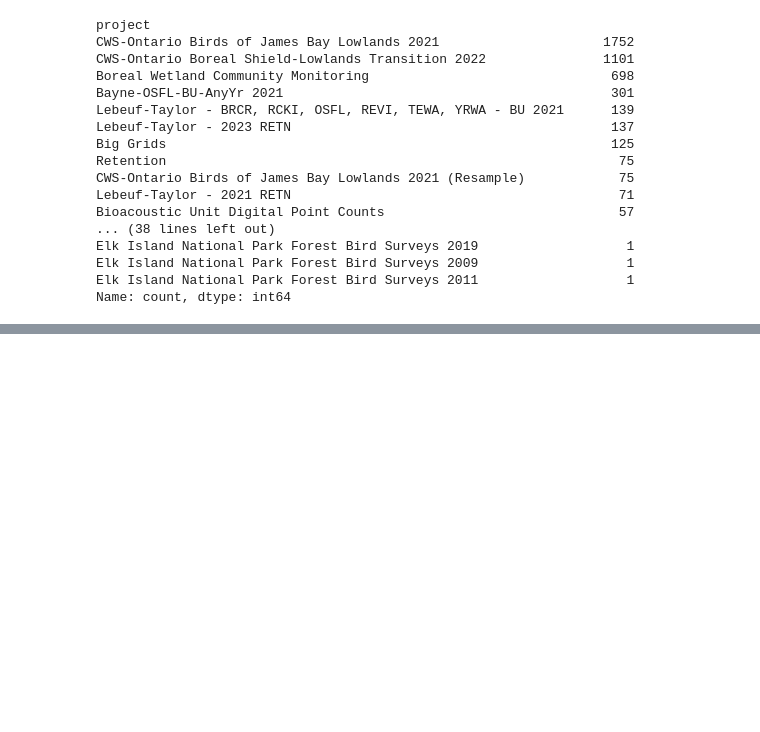
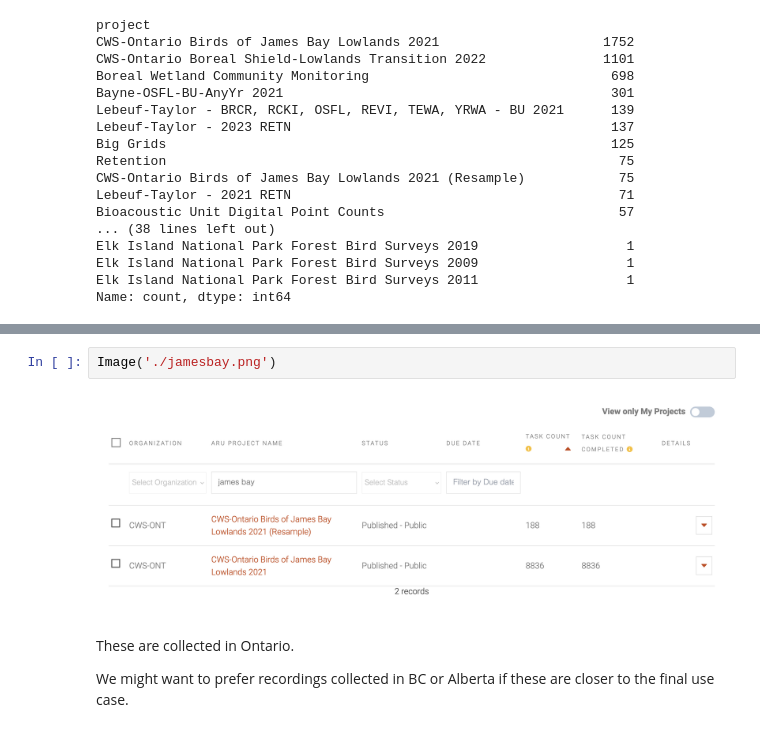
Before and after one commit to Mgallimore88/osfl_cnn_recognizer, a Jupyter notebook: notebooks/exploratory/1.8-mjg-osfl-eda-explore_BU_dataset.ipynb, the cells around one changed output, grey strips where cells are left out. Cells and saved outputs as stored; diff of their text form; blank space fills up the shorter version.

```diff
--- a/notebooks/exploratory/1.8-mjg-osfl-eda-explore_BU_dataset.ipynb
+++ b/notebooks/exploratory/1.8-mjg-osfl-eda-explore_BU_dataset.ipynb
@@ -80,0 +110,8 @@ Name: count, dtype: int64
+# %%
+Image('./jamesbay.png')
+# %% [output]
+[figure, added]
+# %% [markdown]
+These are collected in Ontario.
+
+We might want to prefer recordings collected in BC or Alberta if these are closer to the final use case.
```
Also changed, not shown: parts of 8 cells of this notebook, 6 other files.
